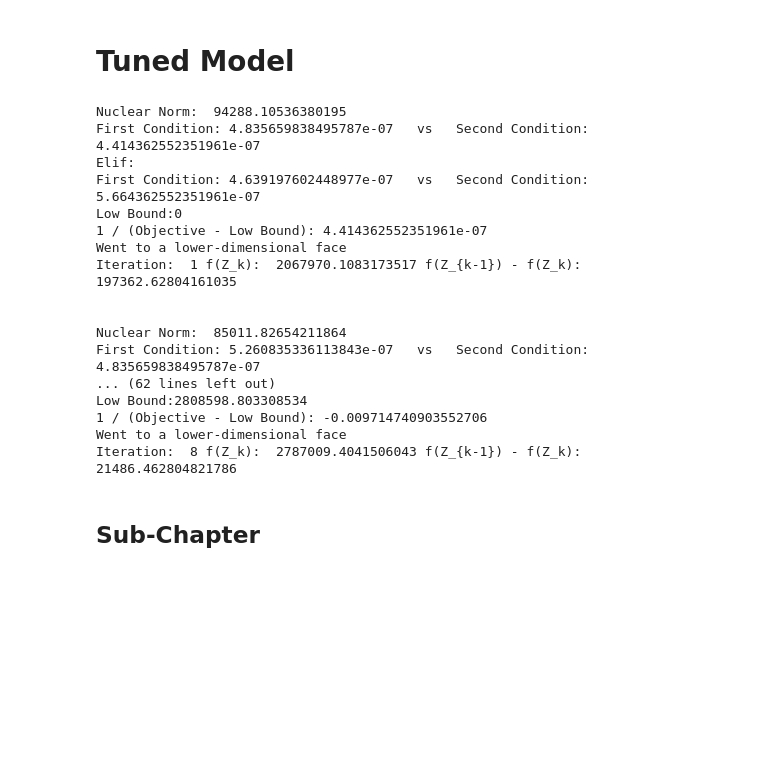
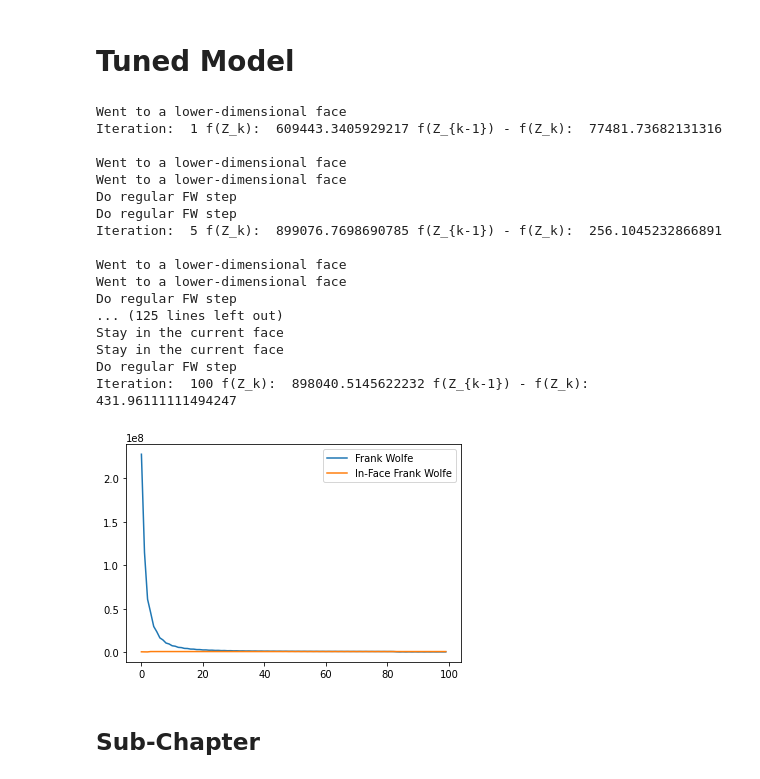
Before and after one commit to carmen-martin/recommender-systems, a Jupyter notebook: FW_GoodReads_recommender.ipynb, the cells around one changed output. Drawn from its saved outputs; the diff is of its cells as text; code cells hidden in the pictures; blank space fills up the shorter version.

```diff
--- a/FW_GoodReads_recommender.ipynb
+++ b/FW_GoodReads_recommender.ipynb
@@ -527,6 +533,8 @@ def FW_inface(X, objective_function, delta, gamma1 = 0, gamma2 = 1, THRES = 0.00
     :return: Z: matrix of predicted ratings - it should be like X but with no 'empty values'
             loss: difference between original values (X) and predicted ones (Z).
     '''
+
+    res_list = []
 
     # Get X indexes for not empty values
     idx_ratings = np.argwhere(X != 0)
@@ -596,7 +604,7 @@ def FW_inface(X, objective_function, delta, gamma1 = 0, gamma2 = 1, THRES = 0.00
             Dk = Zk - Zk_tilde
             #BINARY SEARCH (xd)
             alpha_B = alpha_binary_search(Zk, # This one should be Zk, not Zk tilde... have I chose the correct variable?
-                                          D_thin, # This one should be the direction matrix
+                                          Dk, # This one should be the direction matrix
                                           delta)
 
         nuclear_norm = D_thin.sum()
@@ -605,15 +613,17 @@ def FW_inface(X, objective_function, delta, gamma1 = 0, gamma2 = 1, THRES = 0.00
         no_obs = idx_rows.shape[0]
         # THRES = 0.001
 
-        print('Nuclear Norm:  ' + str(nuclear_norm))
+        #print('Nuclear Norm:  ' + str(nuclear_norm))
 
         #if abs(delta - nuclear_norm) < THRES and r > 1:
         Z_B = Zk + alpha_B * Dk
         diff_vec_B = Z_B[idx_rows, idx_cols] - X_rated
-        beta = alpha_B / 2 # FIND A GOOD VALUE -- a binary search is also suggested by the paper xdd
+        beta = alpha_B / 5 # FIND A GOOD VALUE -- a binary search is also suggested by the paper xdd
 
         Z_A = Zk + beta * Dk
         diff_vec_A = Z_A[idx_rows, idx_cols] - X_rated
+
+        '''
 
         print('First Condition: ' + str(1/(objective_function(diff_vec_B)-low_bound)) + '   vs   Second Condition: ' + str(1/(objective-low_bound)+gamma1/(2*L*D**2)))
         print('Elif:')
@@ -622,6 +632,9 @@ def FW_inface(X, objective_function, delta, gamma1 = 0, gamma2 = 1, THRES = 0.00
         print('Low Bound:' + str(low_bound))
         print('1 / (Objective - Low Bound): ' + str(1/(objective-low_bound)))
 
+        '''
+
+        # if abs(delta - nuclear_norm) < THRES and r > 1:
 
         if 1/(objective_function(diff_vec_B)-low_bound) >= (1/(objective-low_bound)+gamma1/(2*L*D**2)):
 
@@ -634,6 +647,9 @@ def FW_inface(X, objective_function, delta, gamma1 = 0, gamma2 = 1, THRES = 0.00
           # 2. Stay in the current face
           print('Stay in the current face')
           Zk = Z_A
+
+          # else:
+          #   raise 'Error'
 
         else:
 
@@ -683,13 +699,14 @@ def FW_inface(X, objective_function, delta, gamma1 = 0, gamma2 = 1, THRES = 0.00
         # Count iteration
         it += 1
 
+        res_list.append(objective)
+
         if printing == True:
-          if it % 1 == 0 or it == 1:
+          if it % 5 == 0 or it == 1:
             print('Iteration: ', it, 'f(Z_k): ', objective, 'f(Z_{k-1}) - f(Z_k): ', diff_objective)
-            print('''
-                  ''')
+            print(''' ''')
 
-    return Z, objective, it
+    return Z, objective, it, res_list
 # %% [markdown]
 # Grid Searching
 # %% [markdown]
@@ -830,24 +847,33 @@ Gamma1: 0.1   Gamma2: 0.1    ------     Final Loss: 149460.45148451495   at iter
 # %% [markdown]
 # Tuned Model
 # %%
-pred_ratings, loss, it = FW_inface(new_data, FW_objective_function, gamma1 = 0, gamma2 = 1, delta = 1000, THRES = 90000, max_iter = 8, patience = 0.0001, printing = True)
+pred_ratings, loss, it, res_listInFW = FW_inface(new_data, FW_objective_function, gamma1 = 0, gamma2 = 1, delta = 500, THRES = 10000, max_iter = 100, patience = 0.0001, printing = True)
 # %% [output]
-Nuclear Norm:  94288.10536380195
-First Condition: 4.835659838495787e-07   vs   Second Condition: 4.414362552351961e-07
-Elif:
-First Condition: 4.639197602448977e-07   vs   Second Condition: 5.664362552351961e-07
-Low Bound:0
-1 / (Objective - Low Bound): 4.414362552351961e-07
 Went to a lower-dimensional face
-Iteration:  1 f(Z_k):  2067970.1083173517 f(Z_{k-1}) - f(Z_k):  197362.62804161035
+Iteration:  1 f(Z_k):  609443.3405929217 f(Z_{k-1}) - f(Z_k):  77481.73682131316
 
+Went to a lower-dimensional face
+Went to a lower-dimensional face
+Do regular FW step
+Do regular FW step
+Iteration:  5 f(Z_k):  899076.7698690785 f(Z_{k-1}) - f(Z_k):  256.1045232866891
 
-Nuclear Norm:  85011.82654211864
-First Condition: 5.260835336113843e-07   vs   Second Condition: 4.835659838495787e-07
-... (62 lines left out)
-Low Bound:2808598.803308534
-1 / (Objective - Low Bound): -0.009714740903552706
 Went to a lower-dimensional face
-Iteration:  8 f(Z_k):  2787009.4041506043 f(Z_{k-1}) - f(Z_k):  21486.462804821786
+Went to a lower-dimensional face
+Do regular FW step
+... (125 lines left out)
+Stay in the current face
+Stay in the current face
+Do regular FW step
+Iteration:  100 f(Z_k):  898040.5145622232 f(Z_{k-1}) - f(Z_k):  431.96111111494247
+# %%
+import matplotlib.pyplot as plt
+
+plt.plot(res_listFW, label = 'Frank Wolfe')
+plt.plot(res_listInFW, label = 'In-Face Frank Wolfe')
+plt.legend()
+plt.show()
+# %% [output]
+[figure, added]
 # %% [markdown]
 ## Sub-Chapter
```
Also changed, not shown: parts of 12 cells of this notebook.
